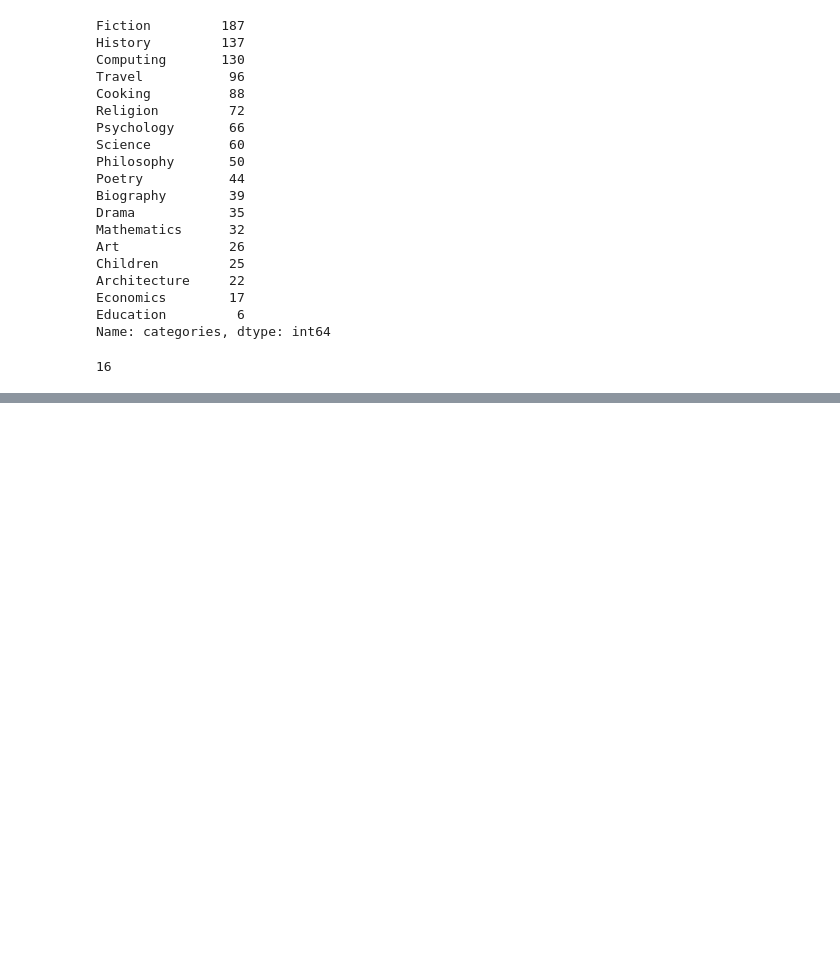
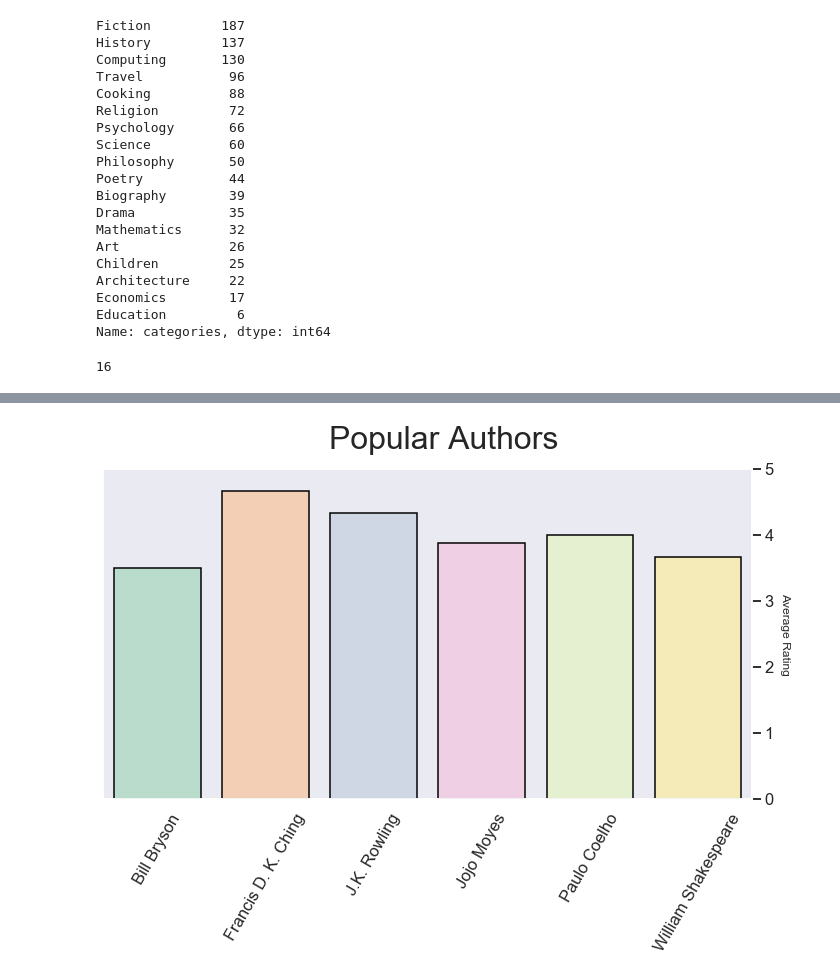
Before and after one commit to michaeleby1/google-books-classification, a Jupyter notebook: etl_pipeline.ipynb, the cells around one changed output, grey strips where cells are left out. Drawn from its saved outputs; the diff is of its cells as text; code cells hidden in the pictures; blank space fills up the shorter version.

```diff
--- a/etl_pipeline.ipynb
+++ b/etl_pipeline.ipynb
@@ -485,0 +507,30 @@ df.to_csv('google_books.csv', index=False)
+# %%
+author_count = df.authors.value_counts()
+popular_authors = list(author_count[author_count >= 3].index)
+
+def popular_author(x):
+    if x in popular_authors:
+        return 1
+    else:
+        return 0
+
+df['popular_author'] = df['authors'].map(lambda x: popular_author(x))
+# %%
+sns.set(style='dark', context='talk')
+palette = sns.color_palette("Pastel2")
+
+f, ax = plt.subplots(figsize=(10,8))
+f.suptitle('Popular Authors', ha='center', fontsize=32)
+ax = sns.barplot(df[df['popular_author'] == 1].groupby('authors')['averageRating'].mean().index,
+                 df[df['popular_author'] == 1].groupby('authors')['averageRating'].mean().iloc[:], data=df,
+                 palette=palette, edgecolor='black')
+ax.set_xlabel('')
+ax.set_xticklabels(labels=df[df['popular_author'] == 1].groupby('authors')['averageRating'].mean().index, rotation=60)
+ax.set_ylabel('Average Rating', rotation=270, fontsize=12)
+ax.yaxis.set_label_position('right')
+ax.yaxis.set_label_coords(1.058, 0.5)
+ax.yaxis.tick_right()
+plt.ylim(0,5)
+f.tight_layout(rect=[0, 0.03, 1, 0.95])
+# %% [output]
+[figure, added]
```
Also changed, not shown: parts of 4 cells of this notebook, 1 other file.
